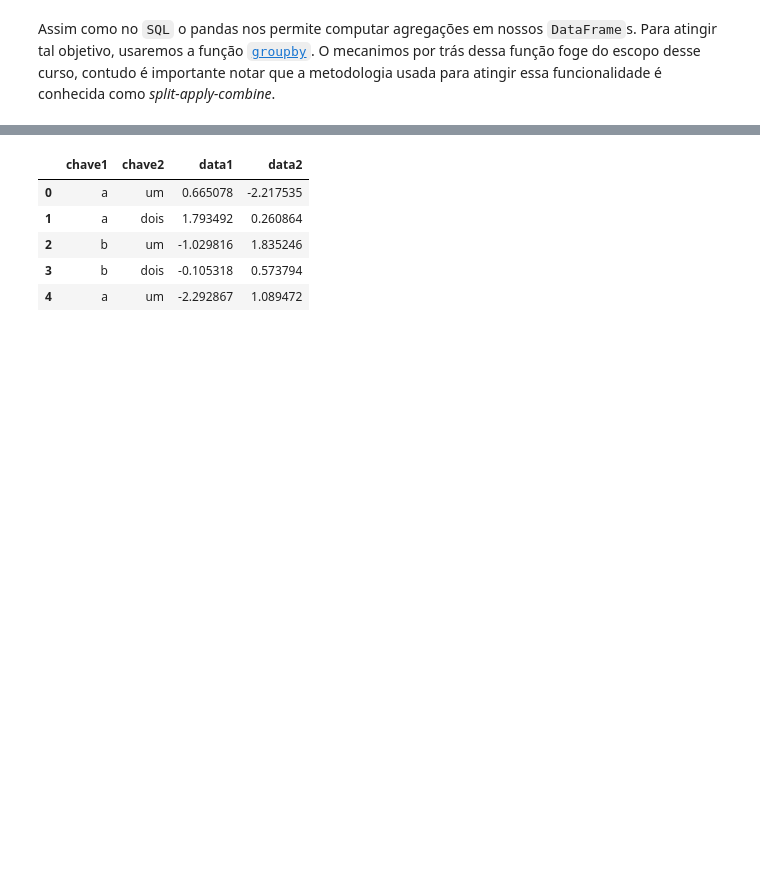
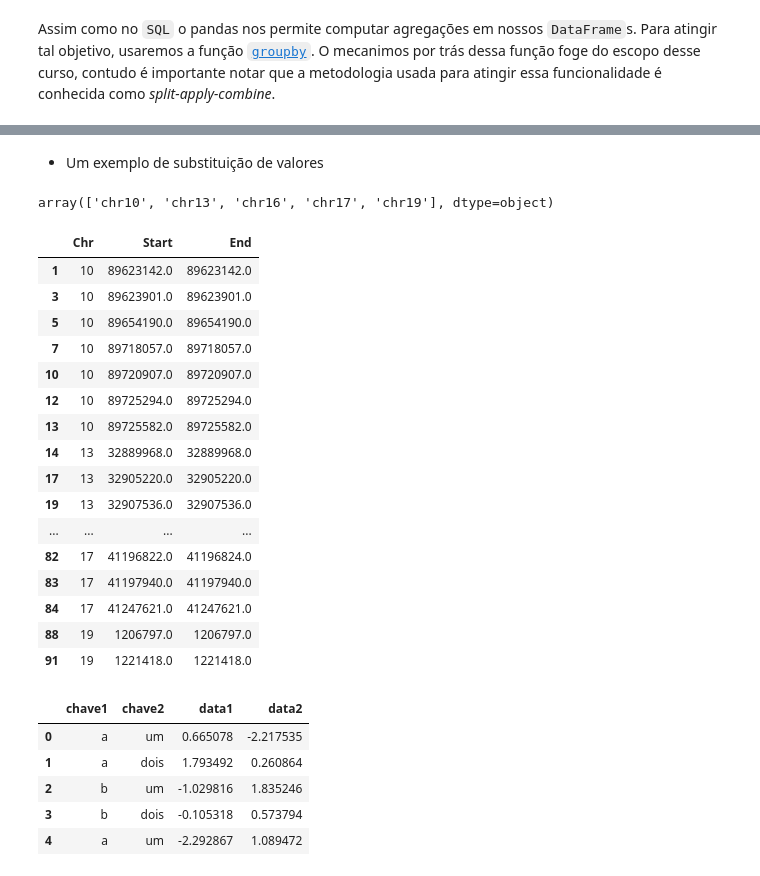
Before and after one commit to genomika/pandas-workshop, a Jupyter notebook: workshop-python_pandas_gnmk.ipynb, the cells around one changed output, grey strips where cells are left out. Cells and saved outputs as stored; diff of their text form; code cells hidden in the pictures; blank space fills up the shorter version.

```diff
--- a/workshop-python_pandas_gnmk.ipynb
+++ b/workshop-python_pandas_gnmk.ipynb
@@ -884,3 +1168,30 @@ Assim como no `SQL` o pandas nos permite computar agregações em nossos `DataFr
+# %% [markdown]
+* Um exemplo de substituição de valores
+# %%
+ex = bed.dropna()
+ex.Chr.unique()
+# %% [output]
+array(['chr10', 'chr13', 'chr16', 'chr17', 'chr19'], dtype=object)
+# %%
+ex.replace(['chr10', 'chr13', 'chr16', 'chr17', 'chr19'], [10, 13, 16, 17, 19])
+# %% [output]
+|  | Chr | Start | End |
+| 1 | 10 | 89623142.0 | 89623142.0 |
+| 3 | 10 | 89623901.0 | 89623901.0 |
+| 5 | 10 | 89654190.0 | 89654190.0 |
+| 7 | 10 | 89718057.0 | 89718057.0 |
+| 10 | 10 | 89720907.0 | 89720907.0 |
+| 12 | 10 | 89725294.0 | 89725294.0 |
+| 13 | 10 | 89725582.0 | 89725582.0 |
+| 14 | 13 | 32889968.0 | 32889968.0 |
+| 17 | 13 | 32905220.0 | 32905220.0 |
+| 19 | 13 | 32907536.0 | 32907536.0 |
+| ... | ... | ... | ... |
+| 82 | 17 | 41196822.0 | 41196824.0 |
+| 83 | 17 | 41197940.0 | 41197940.0 |
+| 84 | 17 | 41247621.0 | 41247621.0 |
+| 88 | 19 | 1206797.0 | 1206797.0 |
+| 91 | 19 | 1221418.0 | 1221418.0 |
 # %%
 import numpy as np
 agrupamento_df = pd.DataFrame({'chave1' : ['a', 'a', 'b', 'b', 'a'],
```
Also changed, not shown: parts of 23 cells of this notebook.
